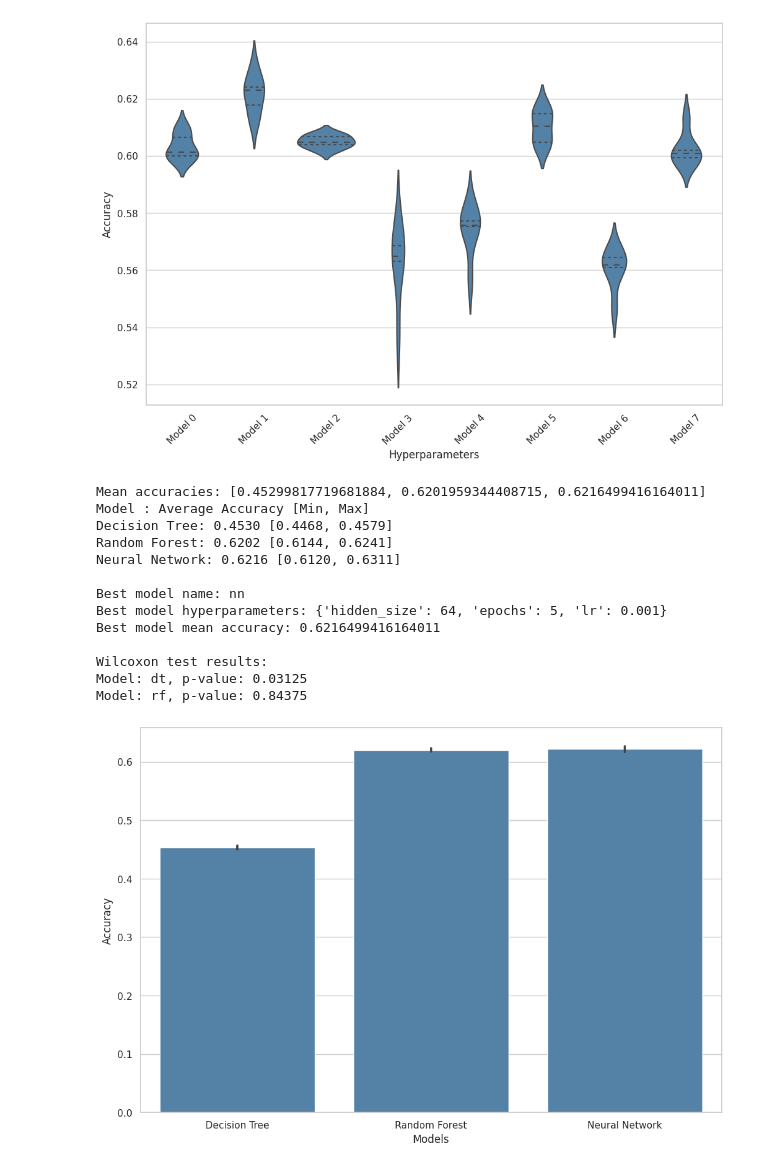
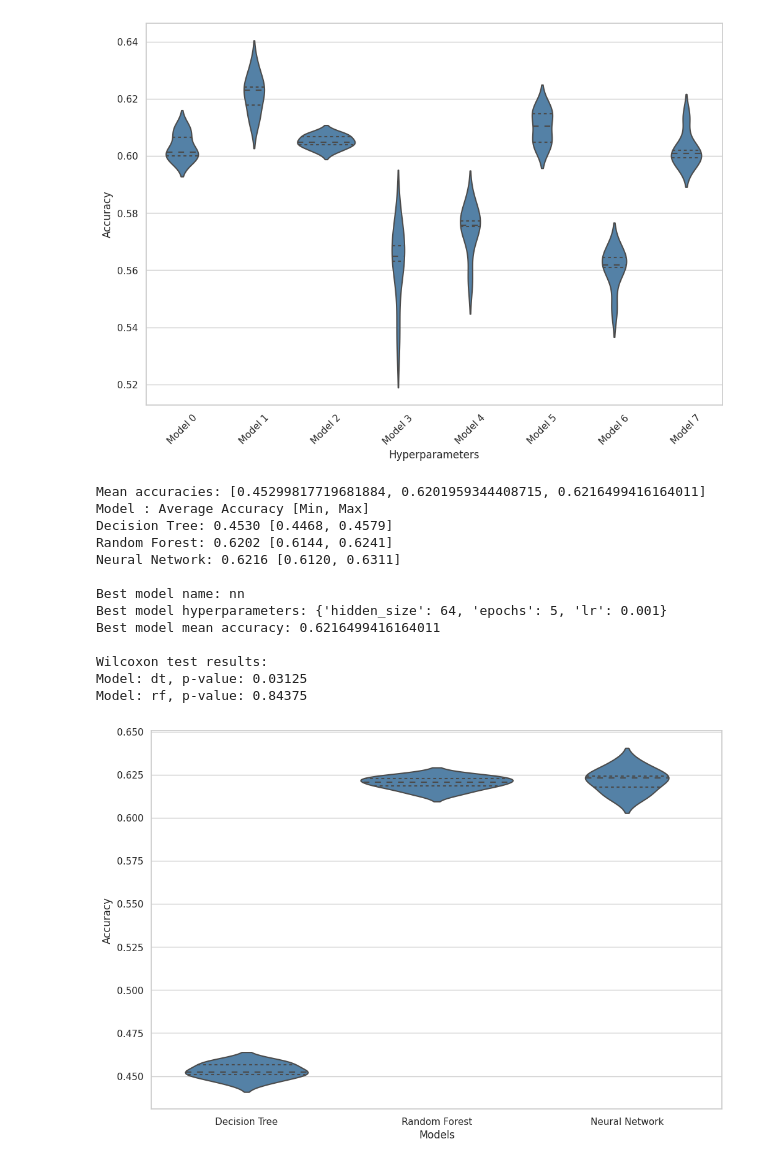
Before and after one commit to paolpal/vinum-analytica, a Jupyter notebook: notebooks/07_results_analysis.ipynb, the cells around one changed output. Saved outputs shown, nothing was run; the diff lists cells and outputs as text; code cells hidden in the pictures.

```diff
--- a/notebooks/07_results_analysis.ipynb
+++ b/notebooks/07_results_analysis.ipynb
@@ -151,7 +151,14 @@ def best_analysis():
         print(f"Mean accuracies: {mean_accuracies}")
 
         print(f"Model : Average Accuracy [Min, Max]")
+        res = []
         for i, d in enumerate(model_data):
+            res.append({
+                "model": name_map[d['model_name']],
+                "mean_accuracy": mean_accuracies[i],
+                "min_accuracy": min(d['accuracies']),
+                "max_accuracy": max(d['accuracies'])
+            })
             print(f"{name_map[d['model_name']]}: {mean_accuracies[i]:.4f} [{min(d['accuracies']):.4f}, {max(d['accuracies']):.4f}]")
 
 
@@ -174,7 +181,9 @@ def best_analysis():
         plotter = Plotter()
         x_labels = [name_map[d['model_name']] for d in model_data]
 
-        plotter.plot_bar_accuracy_comparison(model_data, title='', x_label='Models', x_ticks_labels=x_labels, label_rotation=0)
+        plotter.plot_violin_accuracy_comparison(model_data, title='', x_label='Models', x_ticks_labels=x_labels, label_rotation=0)
+
+        return res
 
     except FileNotFoundError:
         print(f"File not found: {json_file}")
@@ -182,20 +191,20 @@ def best_analysis():
         print(f"Error decoding JSON file: {json_file}")
     except Exception as e:
         print(f"An error occurred: {e}")
-# %%
-best_analysis()
-# %% [output]
-Mean accuracies: [0.45299817719681884, 0.6201959344408715, 0.6216499416164011]
-Model : Average Accuracy [Min, Max]
-Decision Tree: 0.4530 [0.4468, 0.4579]
-Random Forest: 0.6202 [0.6144, 0.6241]
-Neural Network: 0.6216 [0.6120, 0.6311]
-
-Best model name: nn
-Best model hyperparameters: {'hidden_size': 64, 'epochs': 5, 'lr': 0.001}
-Best model mean accuracy: 0.6216499416164011
-
-Wilcoxon test results:
-Model: dt, p-value: 0.03125
-Model: rf, p-value: 0.84375
-[figure, removed]
+# %%
+train_res = best_analysis()
+# %% [output]
+Mean accuracies: [0.45299817719681884, 0.6201959344408715, 0.6216499416164011]
+Model : Average Accuracy [Min, Max]
+Decision Tree: 0.4530 [0.4468, 0.4579]
+Random Forest: 0.6202 [0.6144, 0.6241]
+Neural Network: 0.6216 [0.6120, 0.6311]
+
+Best model name: nn
+Best model hyperparameters: {'hidden_size': 64, 'epochs': 5, 'lr': 0.001}
+Best model mean accuracy: 0.6216499416164011
+
+Wilcoxon test results:
+Model: dt, p-value: 0.03125
+Model: rf, p-value: 0.84375
+[figure, added]
```
Also changed, not shown: parts of 7 cells of this notebook, 5 other files.
